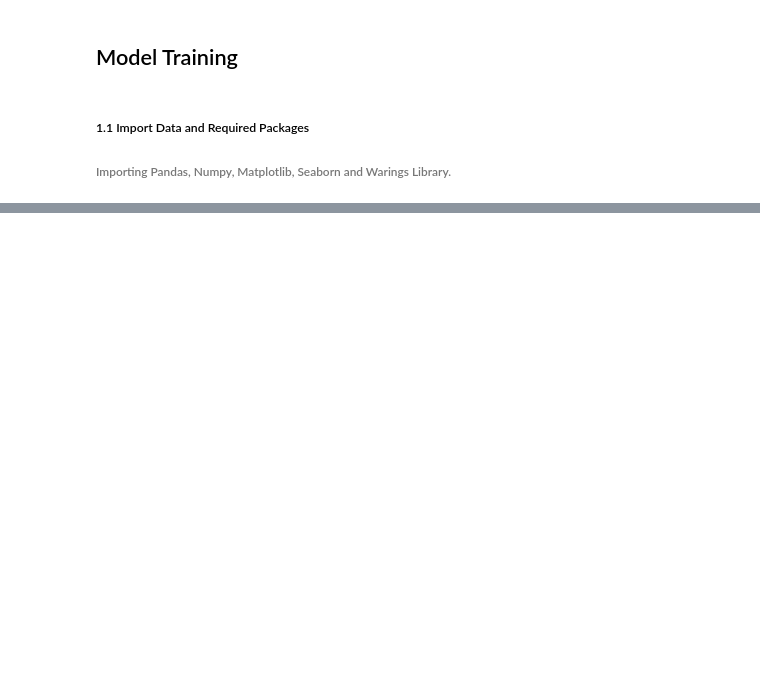
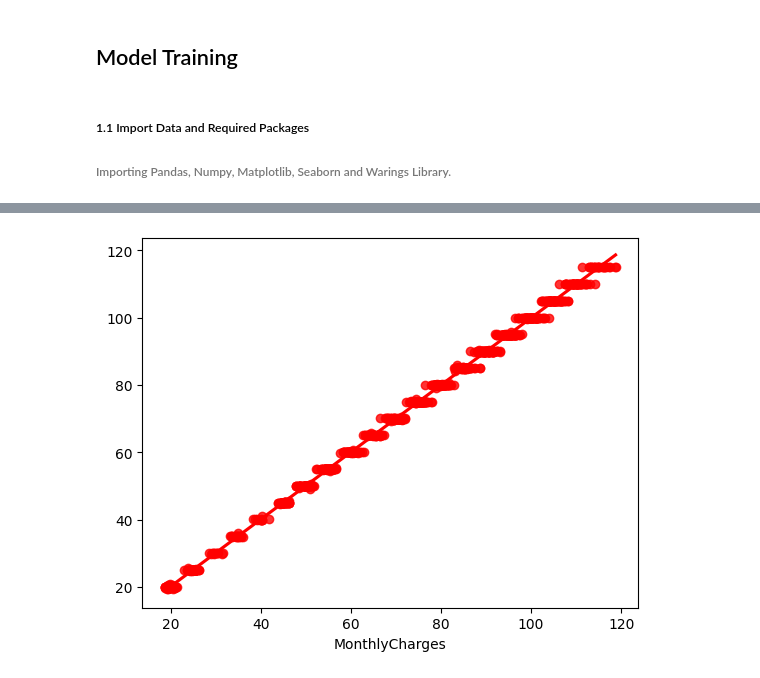
Before and after one commit to ShreyashBhardwaj1/Costumer-churn-prediction, a Jupyter notebook: notebook/2. MODEL TRAINING.ipynb, the cells around one changed output, grey strips where cells are left out. Saved outputs shown, nothing was run; the diff lists cells and outputs as text; code cells hidden in the pictures; blank space fills up the shorter version.

```diff
--- a/notebook/2. MODEL TRAINING.ipynb
+++ b/notebook/2. MODEL TRAINING.ipynb
@@ -25,0 +224,4 @@ ValueError: numpy.dtype size changed, may indicate binary incompatibility. Expec
+# %%
+sns.regplot(x=y_test,y=y_pred,ci=None,color ='red');
+# %% [output]
+[figure, added]
```
Also changed, not shown: parts of 26 cells of this notebook, 1 other file.
